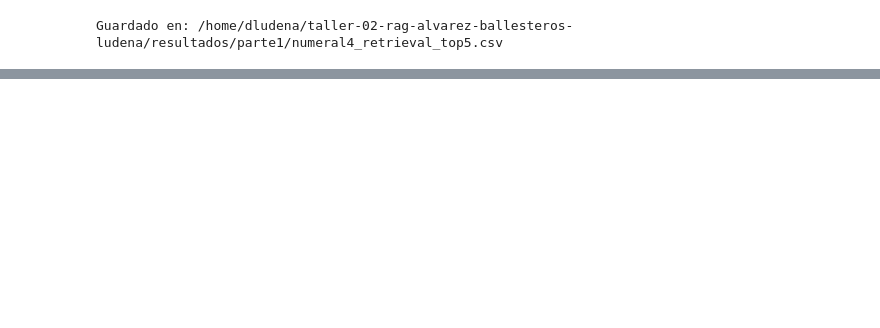
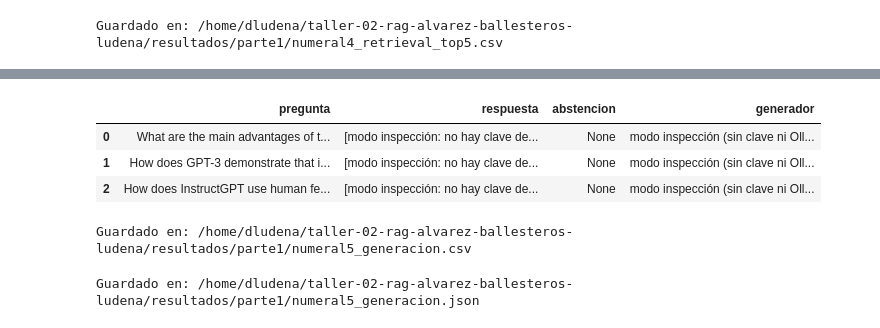
Before and after one commit to akroasis0301/taller-02-rag-alvarez-ballesteros-ludena, a Jupyter notebook: notebooks/1. Parte1.ipynb, the cells around one changed output, grey strips where cells are left out. Drawn from its saved outputs; the diff is of its cells as text; code cells hidden in the pictures; blank space fills up the shorter version.

```diff
--- a/notebooks/1. Parte1.ipynb
+++ b/notebooks/1. Parte1.ipynb
@@ -356,0 +429,57 @@ Guardado en: /home/dludena/taller-02-rag-alvarez-ballesteros-ludena/resultados/p
+# %%
+df_generacion = pd.DataFrame(resultados_generacion)
+
+display(df_generacion[
+    [
+        "pregunta",
+        "respuesta",
+        "abstencion",
+        "generador"
+    ]
+])
+# %% [output]
+|  | pregunta | respuesta | abstencion | generador |
+| 0 | What are the main advantages of t... | [modo inspección: no hay clave de... | None | modo inspección (sin clave ni Oll... |
+| 1 | How does GPT-3 demonstrate that i... | [modo inspección: no hay clave de... | None | modo inspección (sin clave ni Oll... |
+| 2 | How does InstructGPT use human fe... | [modo inspección: no hay clave de... | None | modo inspección (sin clave ni Oll... |
+# %%
+archivo_generacion = carpeta_resultados / "numeral5_generacion.csv"
+
+df_generacion.to_csv(
+    archivo_generacion,
+    index=False,
+    encoding="utf-8-sig"
+)
+
+print(f"Guardado en: {archivo_generacion}")
+# %% [output]
+Guardado en: /home/dludena/taller-02-rag-alvarez-ballesteros-ludena/resultados/parte1/numeral5_generacion.csv
+# %%
+salidas_generacion = []
+
+for pregunta in preguntas_prueba:
+
+    resultado = pipeline.answer(
+        pregunta,
+        top_k=5
+    )
+
+    salidas_generacion.append(resultado)
+
+archivo_generacion_json = carpeta_resultados / "numeral5_generacion.json"
+
+with open(
+    archivo_generacion_json,
+    "w",
+    encoding="utf-8"
+) as f:
+    json.dump(
+        salidas_generacion,
+        f,
+        ensure_ascii=False,
+        indent=2
+    )
+
+print(f"Guardado en: {archivo_generacion_json}")
+# %% [output]
+Guardado en: /home/dludena/taller-02-rag-alvarez-ballesteros-ludena/resultados/parte1/numeral5_generacion.json
```
Also changed, not shown: parts of 8 cells of this notebook, 4 other files.
